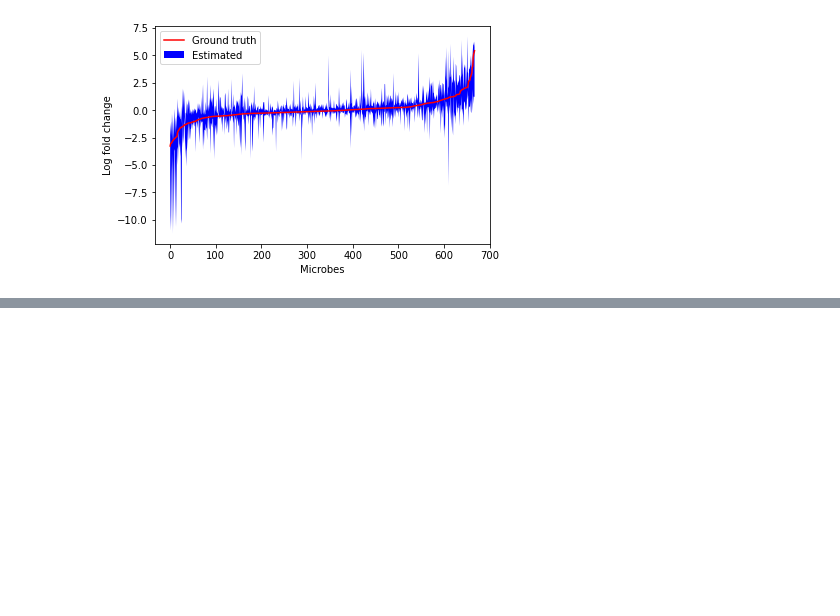
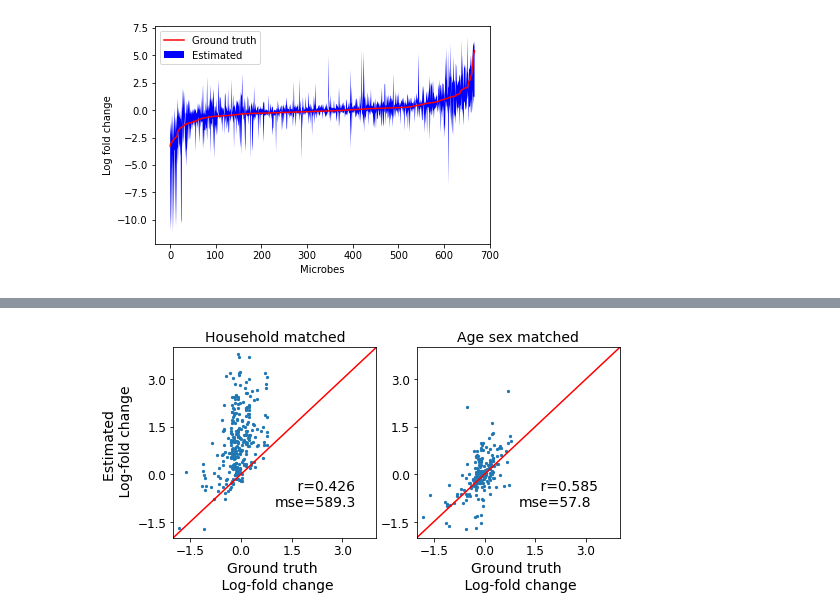
Before and after one commit to mortonjt/asd_multiomics_analyses, a Jupyter notebook: ipynb/post-process-simulation.ipynb, the cells around one changed output, grey strips where cells are left out. Saved outputs shown, nothing was run; the diff lists cells and outputs as text; code cells hidden in the pictures; blank space fills up the shorter version.

```diff
--- a/ipynb/post-process-simulation.ipynb
+++ b/ipynb/post-process-simulation.ipynb
@@ -215,0 +311,49 @@ Index(['1000569', '1002367', '1006000', '1007096', '1028307', '1033731',
+# %%
+household_taxa = set(household_table.loc[:, household_table.sum(axis=0) > 10].columns)
+household_diffs = household_diffs.median(axis=1)
+household_diffs = household_diffs.loc[household_taxa & set(ytrue.index)]
+
+agesex_taxa = set(agesex_table.loc[:, agesex_table.sum(axis=0) > 10].columns)
+agesex_diffs = agesex_diffs.median(axis=1)
+agesex_diffs = agesex_diffs.loc[agesex_taxa & set(ytrue.index)]
+# %%
+fs = 14
+ls = 12
+
+fig, ax = plt.subplots(1, 2, figsize=(8, 3.5))
+ax[0].scatter(ytrue.loc[household_diffs.index], household_diffs, s=5)
+ax[1].scatter(ytrue.loc[agesex_diffs.index], agesex_diffs, s=5)
+xx = np.linspace(-2, 5)
+ax[0].plot(xx, xx, 'r')
+ax[1].plot(xx, xx, 'r')
+ax[0].set_title('Household matched', fontsize=fs)
+ax[1].set_title('Age sex matched', fontsize=fs)
+
+r, p = pearsonr(ytrue.loc[household_diffs.index], household_diffs)
+r = np.round(r, 3)
+mse = np.round(np.sum(((ytrue - household_diffs)**2)), 1)
+text = f'     r={r}\nmse={mse}'
+ax[0].annotate(text, xy=(1, -1), fontsize=fs)
+ax[0].set_xlim([-2, 5])
+ax[0].set_ylim([-2, 4])
+
+r, p = pearsonr(ytrue.loc[agesex_diffs.index], agesex_diffs)
+r = np.round(r, 3)
+mse = np.round(np.sum(((ytrue - agesex_diffs)**2)), 1)
+text = f'     r={r}\nmse={mse}'
+ax[1].annotate(text, xy=(1, -1), fontsize=fs)
+ax[0].set_ylabel('Estimated \n Log-fold change', fontsize=fs)
+
+for i, a in enumerate(ax):
+    a.set_xlim([-2, 4])
+    a.set_ylim([-2, 4])
+    a.set_xlabel('Ground truth \n Log-fold change', fontsize=fs)
+
+    a.tick_params(axis='x', labelsize=ls)
+    a.tick_params(axis='y', labelsize=ls)
+
+    locator = MaxNLocator(prune='both', nbins=4)
+    a.xaxis.set_major_locator(locator)
+    a.yaxis.set_major_locator(locator)
+# %% [output]
+[figure, added]
```
Also changed, not shown: parts of 21 cells of this notebook, 1 other file.
